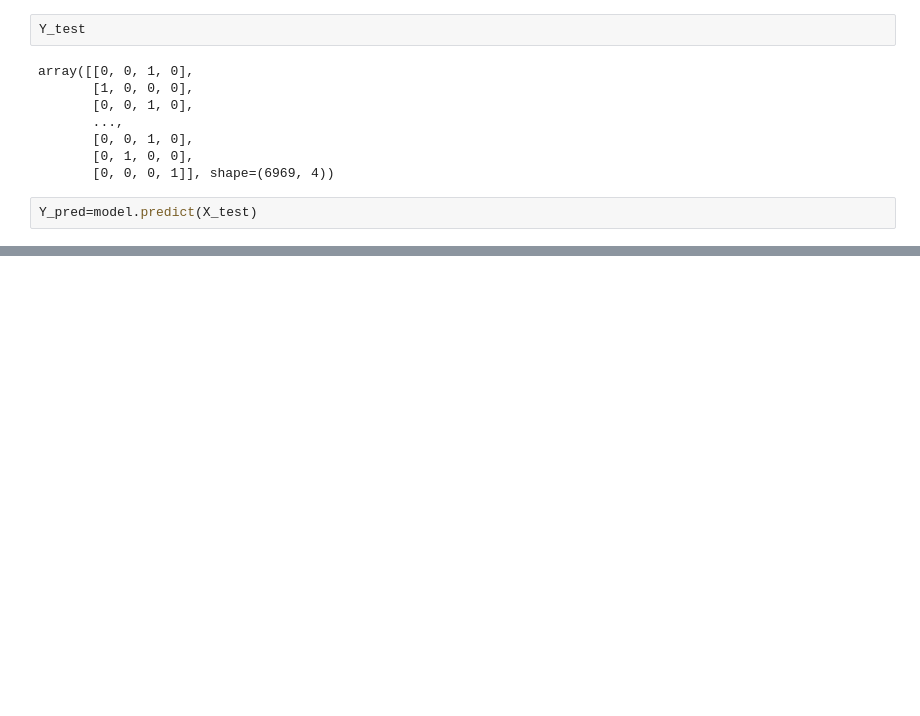
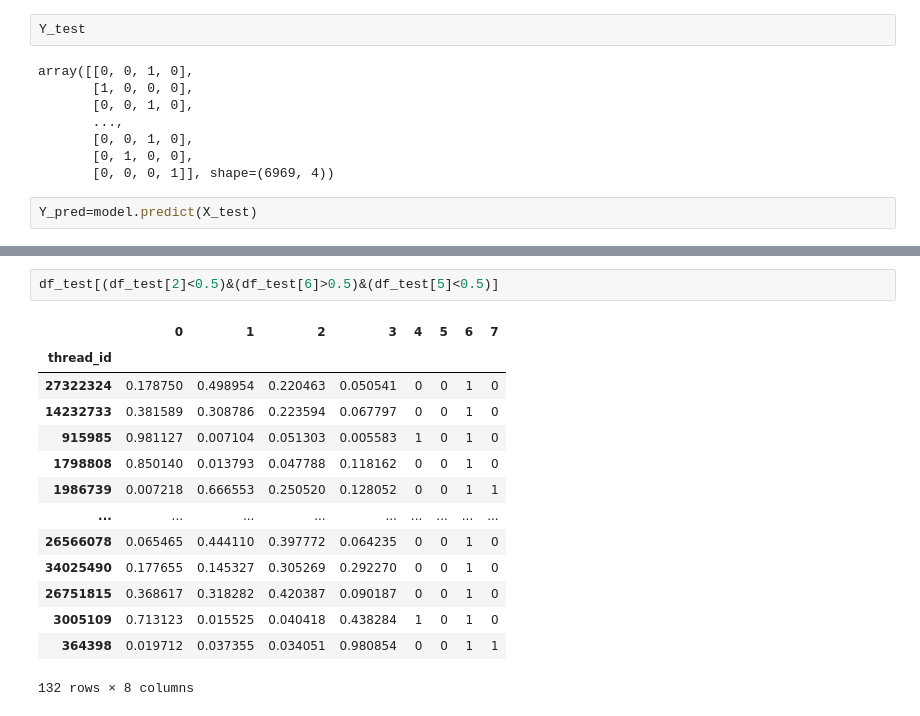
Before and after one commit to hoang2008an/MathClassification, a Jupyter notebook: notebook/xgboost.ipynb, the cells around one changed output, grey strips where cells are left out. Cells and saved outputs as stored; diff of their text form; blank space fills up the shorter version.

```diff
--- a/notebook/xgboost.ipynb
+++ b/notebook/xgboost.ipynb
@@ -608,0 +660,17 @@ X_val, X_test, Y_val, Y_test = train_test_split(
+# %%
+df_test[(df_test[2]<0.5)&(df_test[6]>0.5)&(df_test[5]<0.5)]
+# %% [output]
+|  | 0 | 1 | 2 | 3 | 4 | 5 | 6 | 7 |
+| thread_id |  |  |  |  |  |  |  |  |
+| 27322324 | 0.178750 | 0.498954 | 0.220463 | 0.050541 | 0 | 0 | 1 | 0 |
+| 14232733 | 0.381589 | 0.308786 | 0.223594 | 0.067797 | 0 | 0 | 1 | 0 |
+| 915985 | 0.981127 | 0.007104 | 0.051303 | 0.005583 | 1 | 0 | 1 | 0 |
+| 1798808 | 0.850140 | 0.013793 | 0.047788 | 0.118162 | 0 | 0 | 1 | 0 |
+| 1986739 | 0.007218 | 0.666553 | 0.250520 | 0.128052 | 0 | 0 | 1 | 1 |
+| ... | ... | ... | ... | ... | ... | ... | ... | ... |
+| 26566078 | 0.065465 | 0.444110 | 0.397772 | 0.064235 | 0 | 0 | 1 | 0 |
+| 34025490 | 0.177655 | 0.145327 | 0.305269 | 0.292270 | 0 | 0 | 1 | 0 |
+| 26751815 | 0.368617 | 0.318282 | 0.420387 | 0.090187 | 0 | 0 | 1 | 0 |
+| 3005109 | 0.713123 | 0.015525 | 0.040418 | 0.438284 | 1 | 0 | 1 | 0 |
+| 364398 | 0.019712 | 0.037355 | 0.034051 | 0.980854 | 0 | 0 | 1 | 1 |
+132 rows × 8 columns
```
Also changed, not shown: parts of 15 cells of this notebook, 8 other files.
